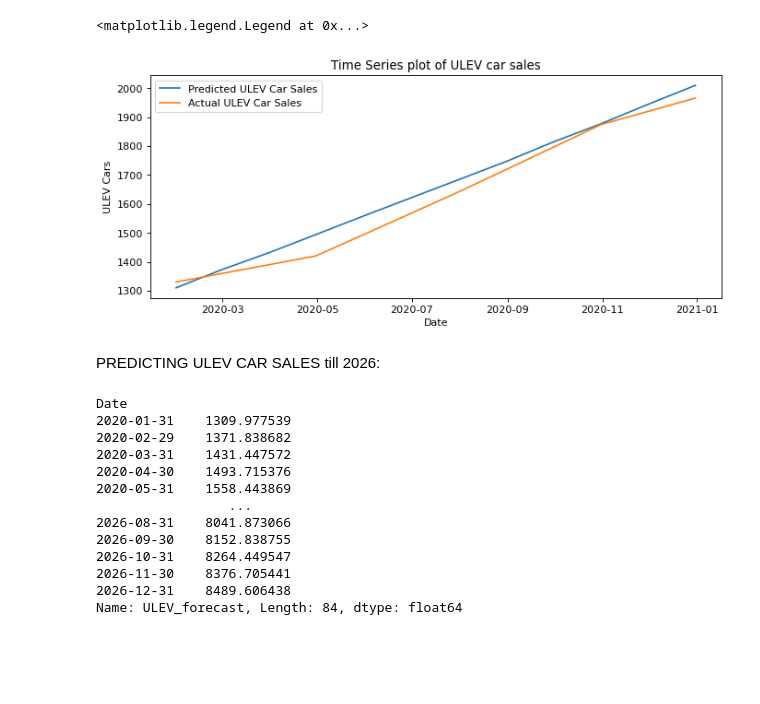
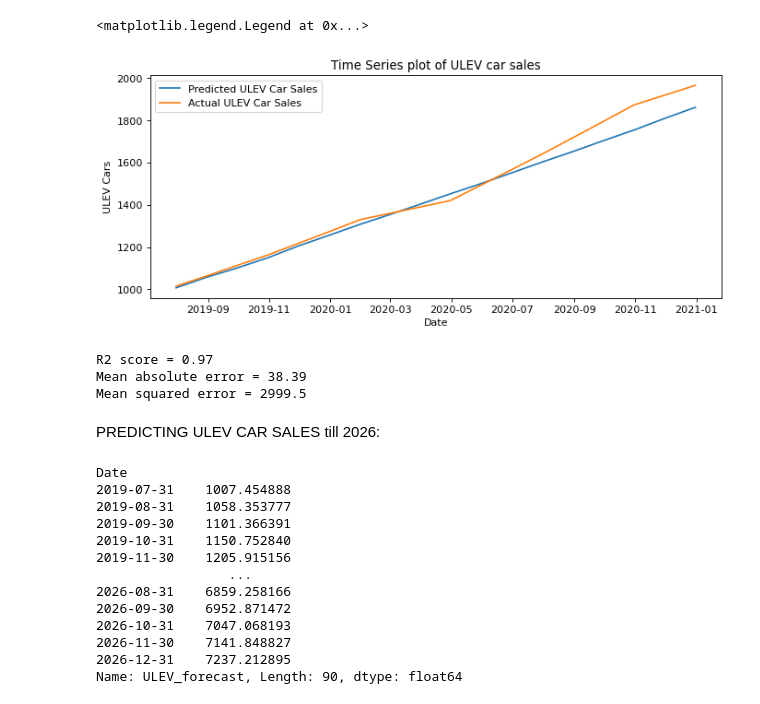
Before and after one commit to Anichan55/Data-Science-Mini-Project, a Jupyter notebook: Time Series model for predicting Car sales/VAR model/Forecasted ULEV Cars in Bristol.ipynb, the cells around one changed output. Drawn from its saved outputs; the diff is of its cells as text; code cells hidden in the pictures; blank space fills up the shorter version.

```diff
--- a/Time Series model for predicting Car sales/VAR model/Forecasted ULEV Cars in Bristol.ipynb
+++ b/Time Series model for predicting Car sales/VAR model/Forecasted ULEV Cars in Bristol.ipynb
@@ -9,7 +9,7 @@ from statsmodels.tsa.api import VAR
 from statsmodels.tsa.stattools import adfuller
 from statsmodels.tools.eval_measures import rmse, aic
 # %%
-df_future = pd.read_csv('Final data.csv')
+df_future = pd.read_csv('Final data.csv').drop(columns=["CPI","Population Estimate","Grants"])
 # %%
 df_future
 # %% [output]
@@ -64,5 +63,5 @@ df
 # %%
-fig, axes = plt.subplots(nrows=7, ncols=1, dpi=120, figsize=(10,6))
+fig, axes = plt.subplots(nrows=6, ncols=1, dpi=120, figsize=(10,6))
 for i, ax in enumerate(axes.flatten()):
     data = df[df.columns[i]]
     ax.plot(data, color='red', linewidth=1)
@@ -148,5 +145,5 @@ df.shape
 # %%
-nobs = 12
+nobs = 18
 df_train, df_test = df[0:-nobs], df[-nobs:]
 
 # Check size
@@ -280,5 +277,5 @@ HQIC:  23.396756926743564
 # %%
-model_fitted = model.fit(3)
+model_fitted = model.fit(4)
 model_fitted.summary()
 from statsmodels.stats.stattools import durbin_watson
 out = durbin_watson(model_fitted.resid)
@@ -344,16 +346,16 @@ def invert_transformation(df_train, df_forecast, second_diff=False):
     return df_fc
 # %%
 df_results = invert_transformation(df_train, df_forecast, second_diff=True)
-df_results.loc[:, ['CPI_forecast','Median Annual Income_forecast','Petrol Price_forecast','Diesel Price_forecast','Google Search Index_forecast', 'All Cars_forecast','ULEV_forecast']]
+df_results.loc[:, ['Median Annual Income_forecast','Petrol Price_forecast','Diesel Price_forecast','Google Search Index_forecast', 'All Cars_forecast','ULEV_forecast']]
 import matplotlib.pyplot as plt
 from matplotlib.pyplot import figure
 figure(figsize=(10,4), dpi=80)
-plt.plot(df_results["ULEV_forecast"])
+plt.plot((df_results["ULEV_forecast"]).astype(int))
 plt.plot(df_test["ULEV"][-nobs:])
 plt.xlabel("Date")
 plt.ylabel("ULEV Cars")
 plt.title("Time Series plot of ULEV car sales")
 plt.legend(['Predicted ULEV Car Sales', 'Actual ULEV Car Sales'])
 # %% [output]
 <matplotlib.legend.Legend at 0x...>
-[figure, old version]
+[figure, new version]
@@ -360,24 +365,33 @@ plt.legend(['Predicted ULEV Car Sales', 'Actual ULEV Car Sales'])
+# %%
+import sklearn.metrics as sm
+print("R2 score =", round(sm.r2_score(y_values, preds), 2))
+print("Mean absolute error =", round(sm.mean_absolute_error(y_values, preds), 2))
+print("Mean squared error =", round(sm.mean_squared_error(y_values, preds), 2))
+# %% [output]
+R2 score = 0.97
+Mean absolute error = 38.39
+Mean squared error = 2999.5
 # %% [markdown]
 PREDICTING ULEV CAR SALES till 2026:
 # %%
-fc = model_fitted.forecast(y=forecast_input, steps=84)
-df_forecast_2027 = pd.DataFrame(fc, index=df_future.index[-84:], columns=df_future.columns + '_2d')
+fc = model_fitted.forecast(y=forecast_input, steps=90)
+df_forecast_2027 = pd.DataFrame(fc, index=df_future.index[-90:], columns=df_future.columns + '_2d')
 df_results = invert_transformation(df_train, df_forecast_2027, second_diff=True)
 df_results['ULEV_forecast']
 # %% [output]
 Date
-2020-01-31    1309.977539
-2020-02-29    1371.838682
-2020-03-31    1431.447572
-2020-04-30    1493.715376
-2020-05-31    1558.443869
+2019-07-31    1007.454888
+2019-08-31    1058.353777
+2019-09-30    1101.366391
+2019-10-31    1150.752840
+2019-11-30    1205.915156
                  ...
-2026-08-31    8041.873066
-2026-09-30    8152.838755
-2026-10-31    8264.449547
-2026-11-30    8376.705441
-2026-12-31    8489.606438
-Name: ULEV_forecast, Length: 84, dtype: float64
+2026-08-31    6859.258166
+2026-09-30    6952.871472
+2026-10-31    7047.068193
+2026-11-30    7141.848827
+2026-12-31    7237.212895
+Name: ULEV_forecast, Length: 90, dtype: float64
 # %%
 import matplotlib.pyplot as plt
 from matplotlib.pyplot import figure
```
Also changed, not shown: parts of 19 cells of this notebook.
